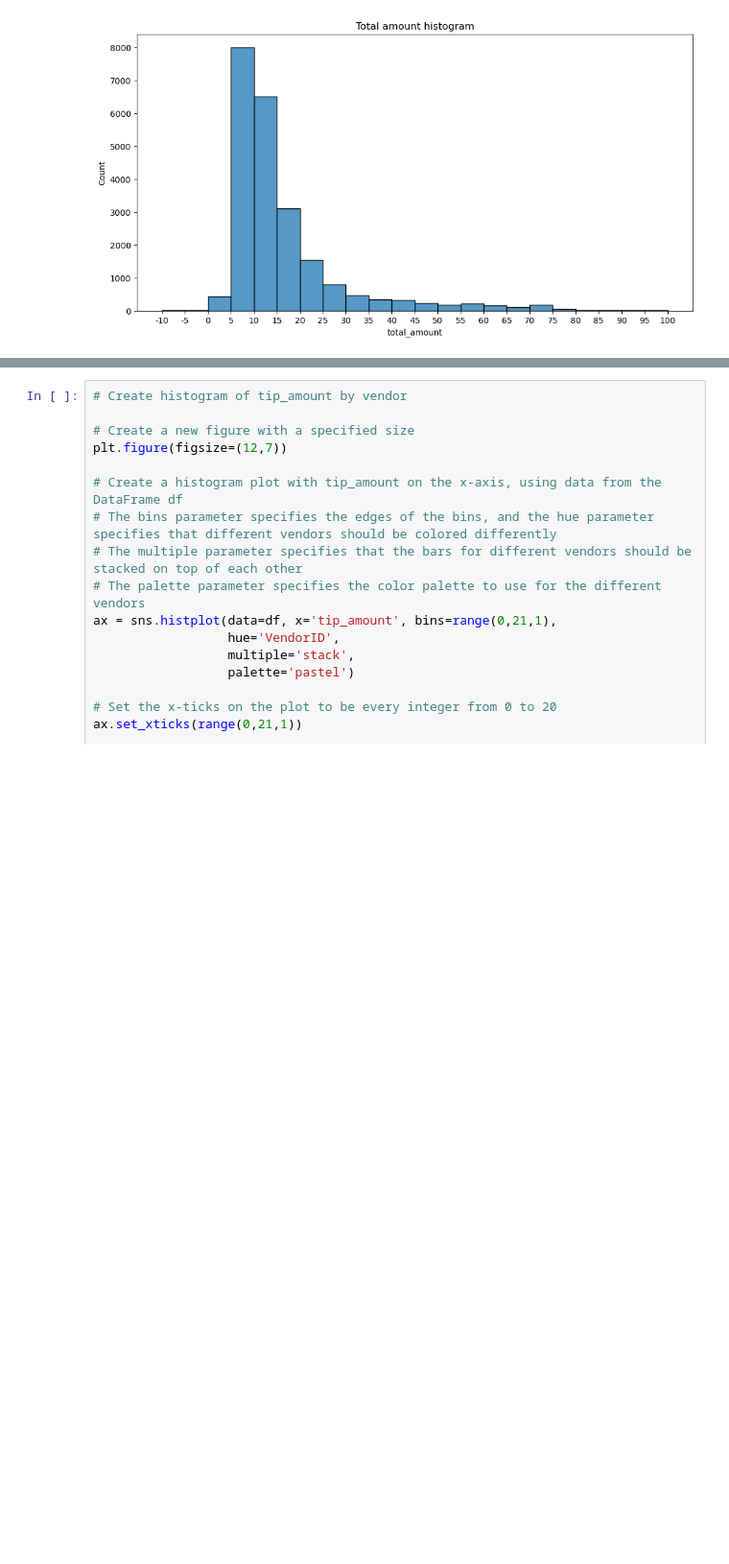
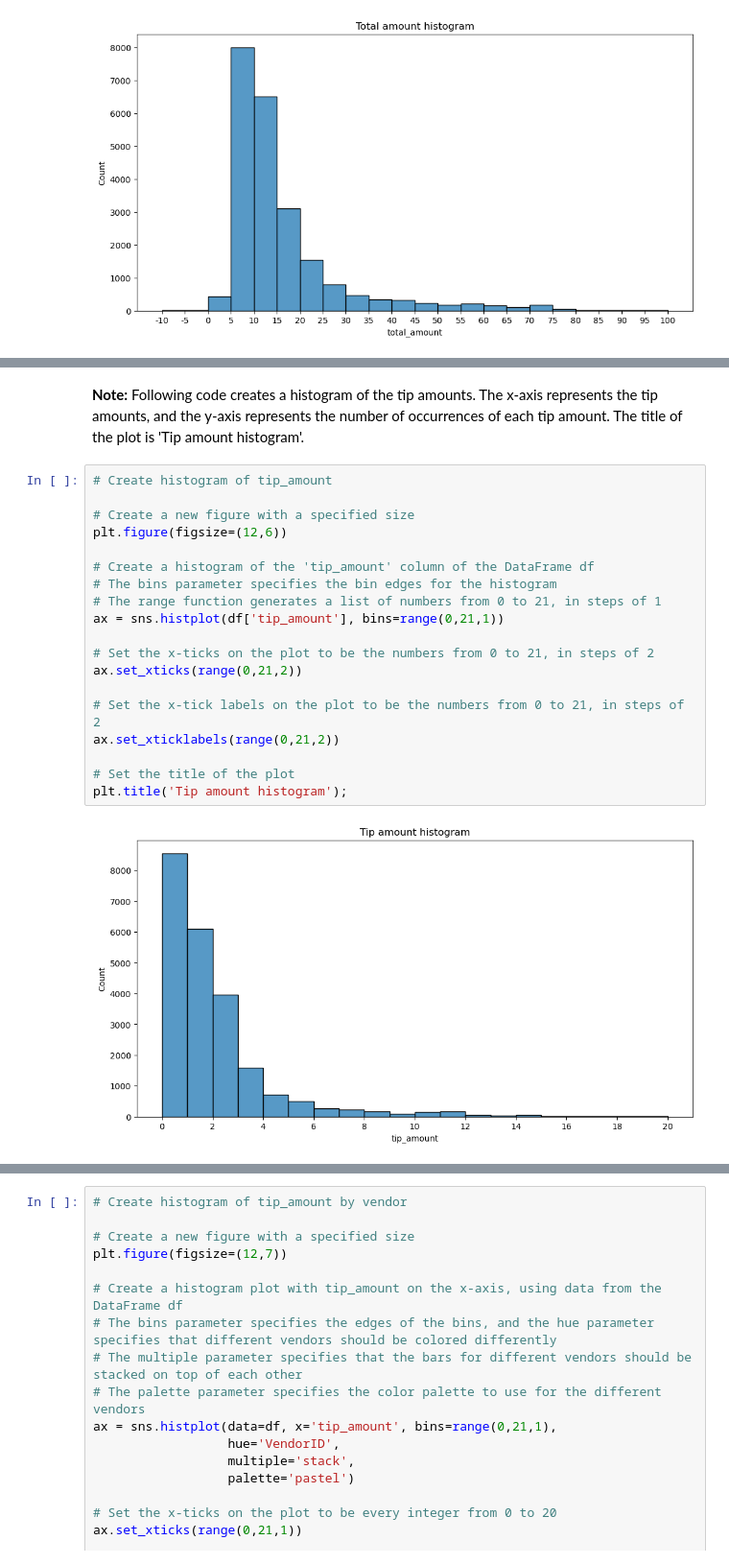
Before and after one commit to allan-gadelha/Google-Advanced-Data-Analytics-Portfolio, a Jupyter notebook: Automatidata/notebooks/analysis.ipynb, the cells around one changed output, grey strips where cells are left out. Shown at 96% size. Saved outputs shown, nothing was run; the diff lists cells and outputs as text; blank space fills up the shorter version.

```diff
--- a/Automatidata/notebooks/analysis.ipynb
+++ b/Automatidata/notebooks/analysis.ipynb
@@ -287,0 +321,23 @@ plt.title('Total amount histogram');
+# %% [markdown]
+**Note:** Following code creates a histogram of the tip amounts. The x-axis represents the tip amounts, and the y-axis represents the number of occurrences of each tip amount. The title of the plot is 'Tip amount histogram'.
+# %%
+# Create histogram of tip_amount
+
+# Create a new figure with a specified size
+plt.figure(figsize=(12,6))
+
+# Create a histogram of the 'tip_amount' column of the DataFrame df
+# The bins parameter specifies the bin edges for the histogram
+# The range function generates a list of numbers from 0 to 21, in steps of 1
+ax = sns.histplot(df['tip_amount'], bins=range(0,21,1))
+
+# Set the x-ticks on the plot to be the numbers from 0 to 21, in steps of 2
+ax.set_xticks(range(0,21,2))
+
+# Set the x-tick labels on the plot to be the numbers from 0 to 21, in steps of 2
+ax.set_xticklabels(range(0,21,2))
+
+# Set the title of the plot
+plt.title('Tip amount histogram');
+# %% [output]
+[figure, added]
```
Also changed, not shown: parts of 32 cells of this notebook.
